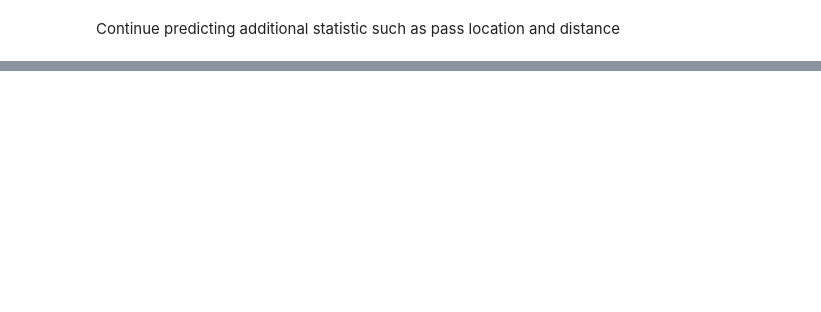
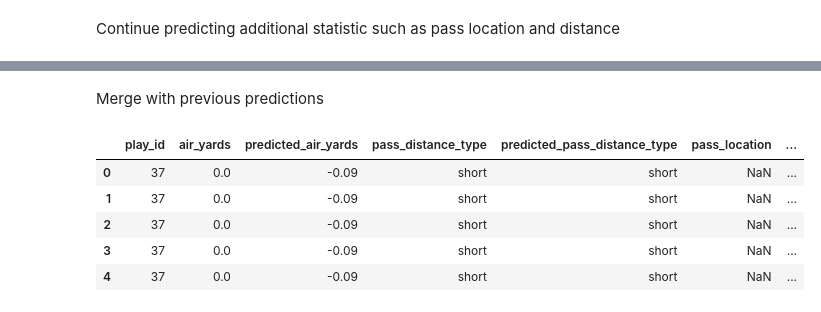
Before and after one commit to brandonliu12/nfl-qb-prediction, a Jupyter notebook: Project_4.ipynb, the cells around one changed output, grey strips where cells are left out. Drawn from its saved outputs; the diff is of its cells as text; code cells hidden in the pictures; blank space fills up the shorter version.

```diff
--- a/Project_4.ipynb
+++ b/Project_4.ipynb
@@ -29,10 +29,12 @@ df['passer_player_name_encoded'] = encoder.fit_transform(df['passer_player_name'
 # %%
 import numpy as np
 relevant_columns = ['yardline_100','game_seconds_remaining','qtr', 'down', 'air_yards', 'pass_attempt', 'posteam_timeouts_remaining',
-                     'complete_pass', 'passer_player_name_encoded', 'pass_location', 'score_differential_post', 'posteam_type', 'half_seconds_remaining']
+                     'complete_pass', 'passer_player_name_encoded', 'pass_location', 'score_differential_post', 'posteam_type', 'half_seconds_remaining', 'play_type', 'ep', 'wp', 'no_score_prob', 'opp_fg_prob', 'opp_td_prob', 'fg_prob', 'safety_prob', 'td_prob']
 
 # Select the data using the relevant columns
 df_selected = df[relevant_columns]
+df_selected['pass_location'].fillna('no_throw', inplace=True)
+
 
 # Get list of categorical columns
 categorical_cols = df_selected.select_dtypes(include=['object']).columns
@@ -154,9 +162,12 @@ R-squared: 0.3247805683566587
 # %%
-predicted_df = df_2018[['air_yards', 'predicted_air_yards']]
+predicted_df = df_2018[['play_id','air_yards', 'predicted_air_yards']]
 
 predicted_df['pass_distance_type'] = 'short'  # default value
 predicted_df.loc[predicted_df['air_yards'] > 20, 'pass_distance_type'] = 'long'
+predicted_df.loc[predicted_df['air_yards'] < 0, 'pass_distance_type'] = 'no_throw'
 predicted_df['predicted_pass_distance_type'] = 'short'  # default value
 predicted_df.loc[predicted_df['predicted_air_yards'] > 20, 'pass_distance_type'] = 'long'
-predicted_df.head(50)
+predicted_df.loc[predicted_df['predicted_air_yards'] < 0, 'pass_distance_type'] = 'no_throw'
+
+predicted_df.head()
 # %% [output]
@@ -191,0 +246,12 @@ Continue predicting additional statistic such as pass location and distance
+# %% [markdown]
+Merge with previous predictions
+# %%
+final_predicted_df = pd.merge(predicted_df, pass_location_predicted_df, how='left', on='play_id')
+final_predicted_df.head()
+# %% [output]
+|  | play_id | air_yards | predicted_air_yards | pass_distance_type | predicted_pass_distance_type | pass_location | ... |
+| 0 | 37 | 0.0 | -0.09 | short | short | NaN | ... |
+| 1 | 37 | 0.0 | -0.09 | short | short | NaN | ... |
+| 2 | 37 | 0.0 | -0.09 | short | short | NaN | ... |
+| 3 | 37 | 0.0 | -0.09 | short | short | NaN | ... |
+| 4 | 37 | 0.0 | -0.09 | short | short | NaN | ... |
```
Also changed, not shown: parts of 7 cells of this notebook.
